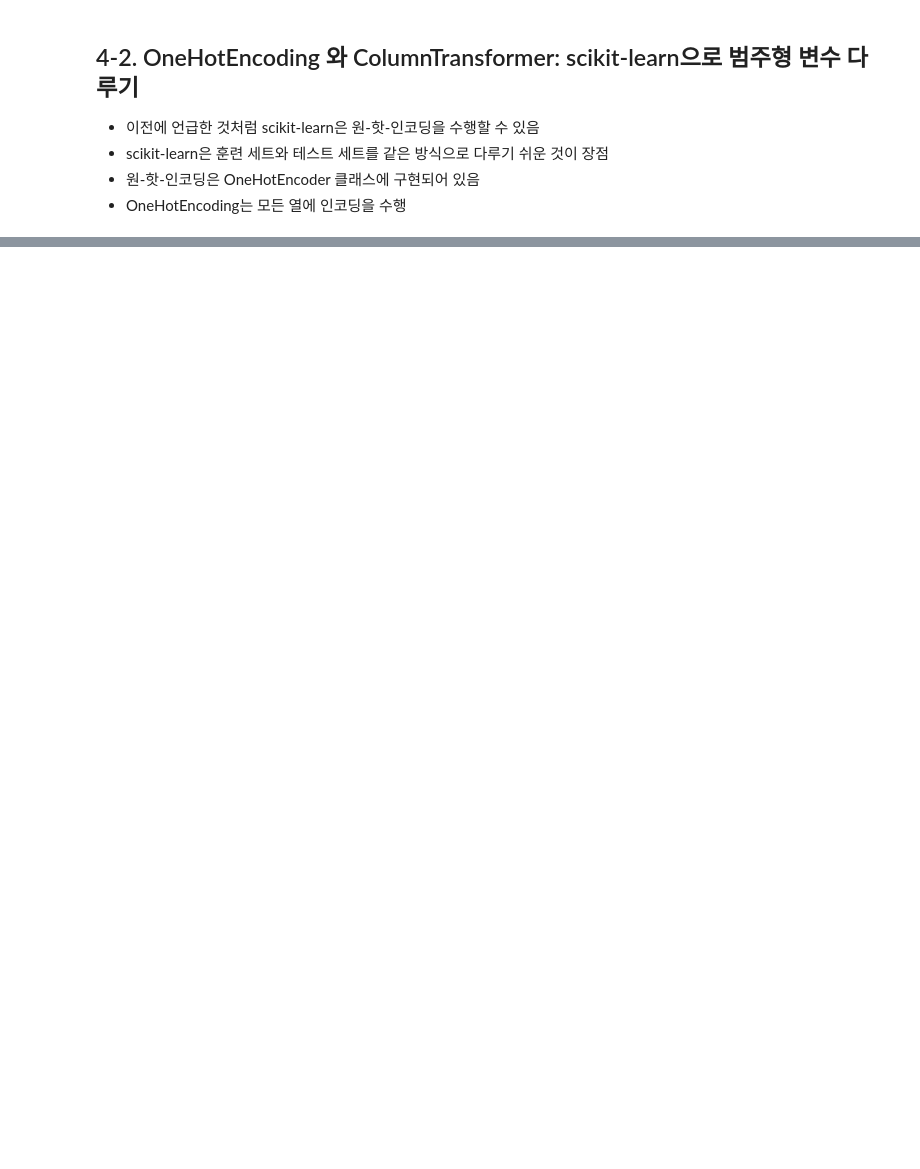
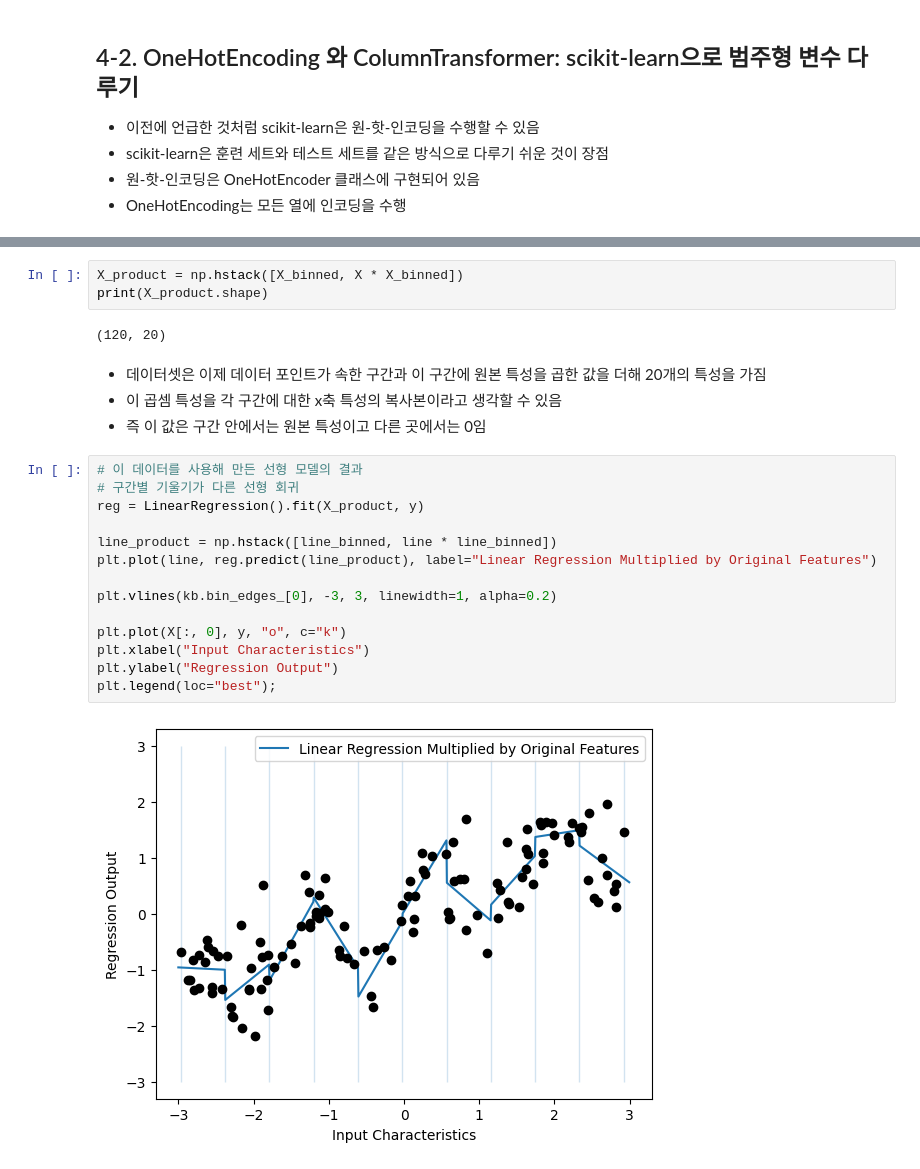
Before and after one commit to haribo09876/MachineLearning, a Jupyter notebook: 04. DataExpressionAndFeatureEngineering/02. OneHotEncodingAndColumnTransformer.ipynb, the cells around one changed output, grey strips where cells are left out. Drawn from its saved outputs; the diff is of its cells as text; blank space fills up the shorter version.

```diff
--- a/04. DataExpressionAndFeatureEngineering/02. OneHotEncodingAndColumnTransformer.ipynb
+++ b/04. DataExpressionAndFeatureEngineering/02. OneHotEncodingAndColumnTransformer.ipynb
@@ -25,0 +265,25 @@ print(ohe.fit_transform(demo_df))
+# %%
+X_product = np.hstack([X_binned, X * X_binned])
+print(X_product.shape)
+# %% [output]
+(120, 20)
+# %% [markdown]
+- 데이터셋은 이제 데이터 포인트가 속한 구간과 이 구간에 원본 특성을 곱한 값을 더해 20개의 특성을 가짐
+- 이 곱셈 특성을 각 구간에 대한 x축 특성의 복사본이라고 생각할 수 있음
+- 즉 이 값은 구간 안에서는 원본 특성이고 다른 곳에서는 0임
+# %%
+# 이 데이터를 사용해 만든 선형 모델의 결과
+# 구간별 기울기가 다른 선형 회귀
+reg = LinearRegression().fit(X_product, y)
+
+line_product = np.hstack([line_binned, line * line_binned])
+plt.plot(line, reg.predict(line_product), label="Linear Regression Multiplied by Original Features")
+
+plt.vlines(kb.bin_edges_[0], -3, 3, linewidth=1, alpha=0.2)
+
+plt.plot(X[:, 0], y, "o", c="k")
+plt.xlabel("Input Characteristics")
+plt.ylabel("Regression Output")
+plt.legend(loc="best");
+# %% [output]
+[figure, added]
```
Also changed, not shown: parts of 31 cells of this notebook.
